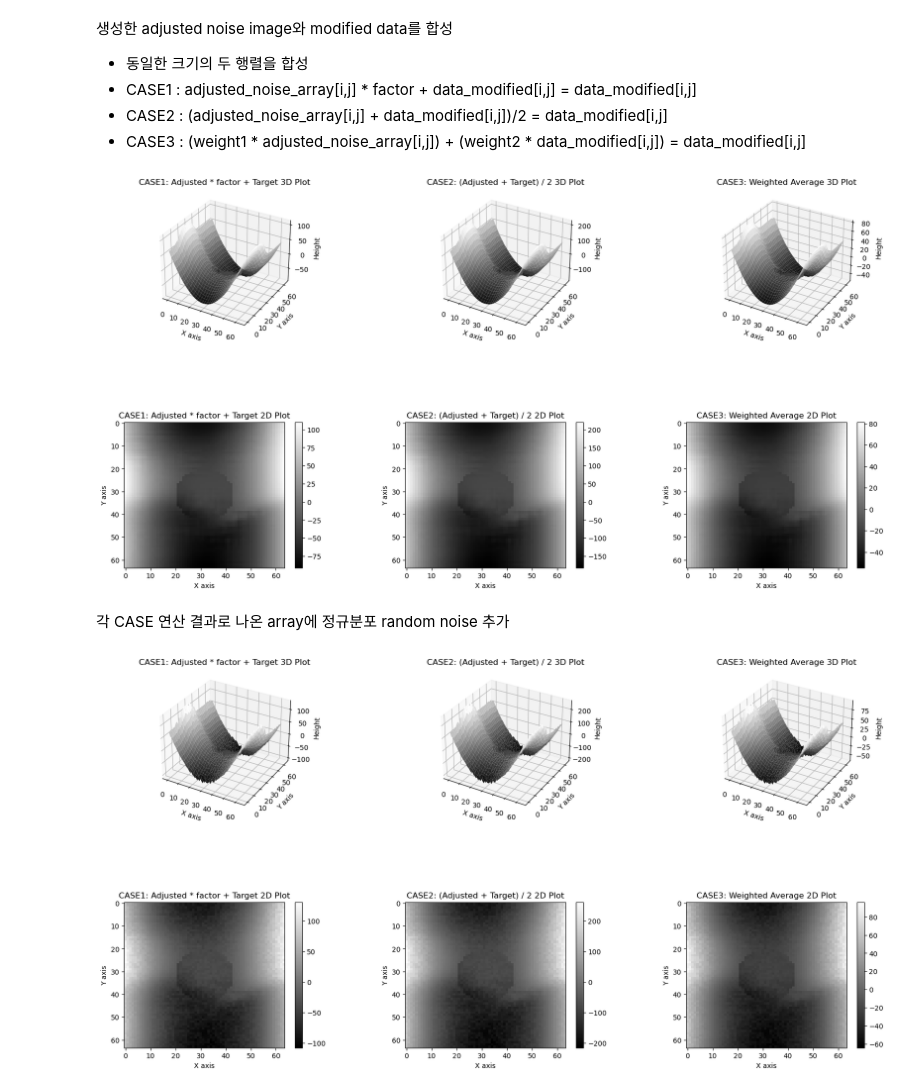
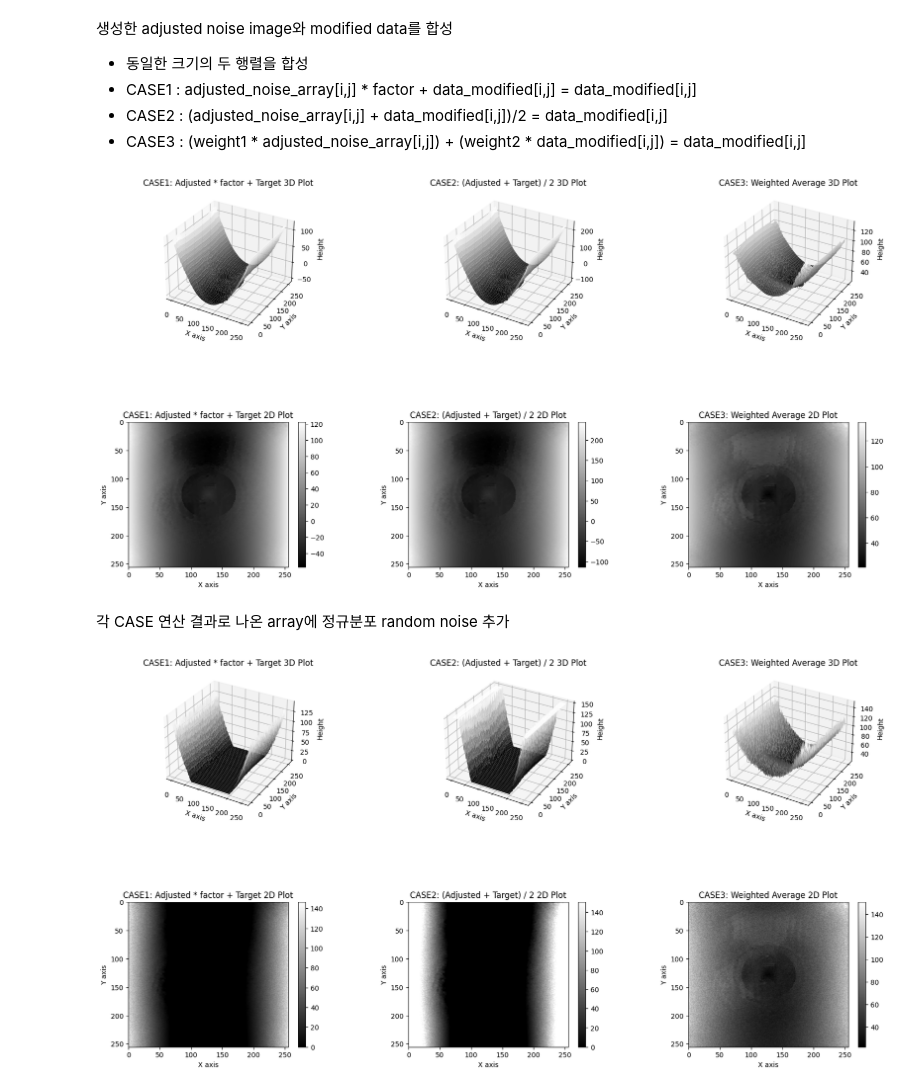
Before and after one commit to HMCHON/FRP_defect_detection, a Jupyter notebook: Transformer/tools/dataset_convert/preprocessing.ipynb, the cells around one changed output. Saved outputs shown, nothing was run; the diff lists cells and outputs as text; code cells hidden in the pictures.

```diff
--- a/Transformer/tools/dataset_convert/preprocessing.ipynb
+++ b/Transformer/tools/dataset_convert/preprocessing.ipynb
@@ -107,7 +107,7 @@ for i in range(tdata.shape[0]):
     for j in range(tdata.shape[1]):
         if tdata[i, j] > mean_tdata:
             distance_y = (j - center_y)
-            scale_factors[i, j] = (1 / 1024) * (distance_y ** 2)
+            scale_factors[i, j] = (1 / 16384) * (distance_y ** 2)
             if scale_factors[i, j] < 0:
                 scale_factors[i, j] = -scale_factors[i, j]
 
@@ -170,7 +170,7 @@ def tensor_to_image(tensor):
 
 # 이미지를 로드하는 함수
 def load_img(path_to_img):
-    max_dim = 64
+    max_dim = 256
     img = tf.io.read_file(path_to_img)
     img = tf.image.decode_image(img, channels=3)
     img = tf.image.convert_image_dtype(img, tf.float32)
@@ -186,12 +186,16 @@ def load_img(path_to_img):
     return img
 
 # 이미지 로드
-target_image = load_img('a.png')
-content_image = load_img('b.png')
+content_image = load_img('a.png')
+style_image = load_img('b.png')
+
 
 # 스타일 변환 모델 로드 및 적용
 hub_model = hub.load('https://tfhub.dev/google/magenta/arbitrary-image-stylization-v1-256/2')
-stylized_image = hub_model(tf.constant(target_image), tf.constant(content_image))[0]
+
+# 스타일 변환 모델 적용
+stylized_image = hub_model(tf.constant(content_image), tf.constant(style_image))[0]
+
 
 # 텐서를 이미지로 변환
 stylized_pil_image = tensor_to_image(stylized_image)
@@ -269,10 +273,9 @@ case1_array = data_modified - factor * adjusted_noise_array
 case2_array = 2 * data_modified - adjusted_noise_array
 
 # CASE3: (weight1 * adjusted_noise_array[i, j]) + (weight2 * target_array[i, j]) = target_array[i, j]
-weight1 = 0.7
-weight2 = 0.3
-# y축을 중심으로부터 멀어질수록 더 낮은 스케일 비율 적용
-case3_array = (weight1 * data_modified - weight2 * adjusted_noise_array)
+weight1 = 0.5
+weight2 = 0.5
+case3_array = (weight1 * data_modified + weight2 * adjusted_noise_array)
 
 
 # CASE1 결과
@@ -354,7 +357,7 @@ ax6.set_title('CASE3: Weighted Average 2D Plot')
 plt.subplots_adjust(wspace=0.4, hspace=0.6)
 plt.show()
 # %% [output]
-[figure, old version]
+[figure, new version]
 # %% [markdown]
 각 CASE 연산 결과로 나온 array에 정규분포 random noise 추가
 # %%
@@ -364,17 +367,20 @@ random_factors = np.random.uniform(1, 1.2, (case1_array.shape[0], case1_array.sh
 factor = 0.5
 case1_array = data_modified - factor * adjusted_noise_array
 case1_array = case1_array * random_factors
+case1_array = np.clip(case1_array, tdata.min(), tdata.max())
 
 # CASE2: (adjusted_noise_array[i, j] + target_array[i, j]) / 2 = target_array[i, j]
 case2_array = 2 * data_modified - adjusted_noise_array
 case2_array = case2_array * random_factors
+case2_array = np.clip(case2_array, tdata.min(), tdata.max())
 
 # CASE3: (weight1 * adjusted_noise_array[i, j]) + (weight2 * target_array[i, j]) = target_array[i, j]
-weight1 = 0.7
-weight2 = 0.3
+weight1 = 0.5
+weight2 = 0.5
 # y축을 중심으로부터 멀어질수록 더 낮은 스케일 비율 적용
-case3_array = (weight1 * data_modified - weight2 * adjusted_noise_array)
+case3_array = (weight1 * data_modified + weight2 * adjusted_noise_array)
 case3_array = case3_array * random_factors
+case3_array = np.clip(case3_array, tdata.min(), tdata.max())
 
 # CASE1 결과
 axs[1, 0].set_title('CASE1: Adjusted * factor + Target')
@@ -428,31 +434,31 @@ ax3.set_title('CASE2: (Adjusted + Target) / 2 3D Plot')
 ax4 = fig.add_subplot(235)
 cax = ax4.imshow(case2_array, cmap='gray', aspect='auto')
 fig.colorbar(cax, ax=ax4)
 ax4.set_xlabel('X axis')
 ax4.set_ylabel('Y axis')
 ax4.set_title('CASE2: (Adjusted + Target) / 2 2D Plot')
 
 ##### CASE3 3D 플롯 & 2D 플롯
 # X, Y 좌표 생성
 x3 = np.arange(case3_array.shape[1])
 y3 = np.arange(case3_array.shape[0])
 x3, y3 = np.meshgrid(x3, y3)
 
 ax5 = fig.add_subplot(233, projection='3d')
 ax5.plot_surface(x3, y3, case3_array, cmap='gray')
 ax5.set_xlabel('X axis')
 ax5.set_ylabel('Y axis')
 ax5.set_zlabel('Height')
 ax5.set_title('CASE3: Weighted Average 3D Plot')
 
 ax6 = fig.add_subplot(236)
 cax = ax6.imshow(case3_array, cmap='gray', aspect='auto')
 fig.colorbar(cax, ax=ax6)
 ax6.set_xlabel('X axis')
 ax6.set_ylabel('Y axis')
 ax6.set_title('CASE3: Weighted Average 2D Plot')
 
 plt.subplots_adjust(wspace=0.4, hspace=0.6)
 plt.show()
 # %% [output]
-[figure, old version]
+[figure, new version]
```
Also changed, not shown: parts of 4 cells of this notebook, 6 other files.
